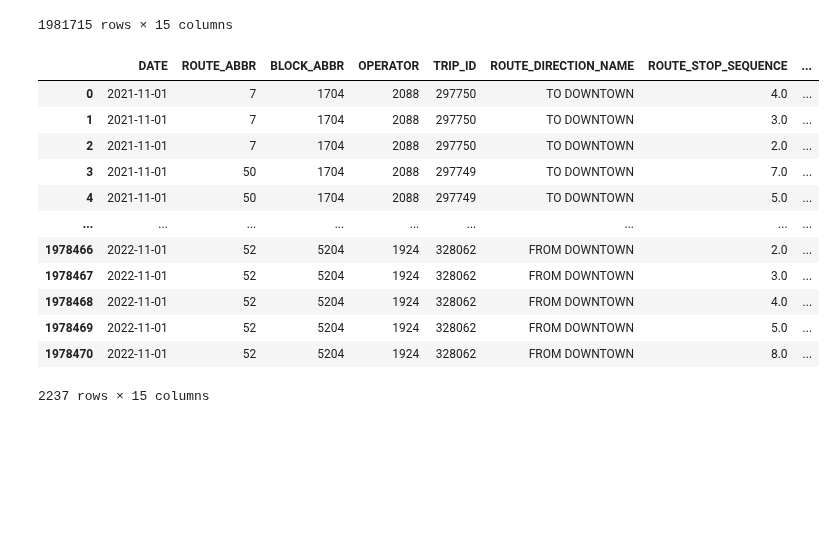
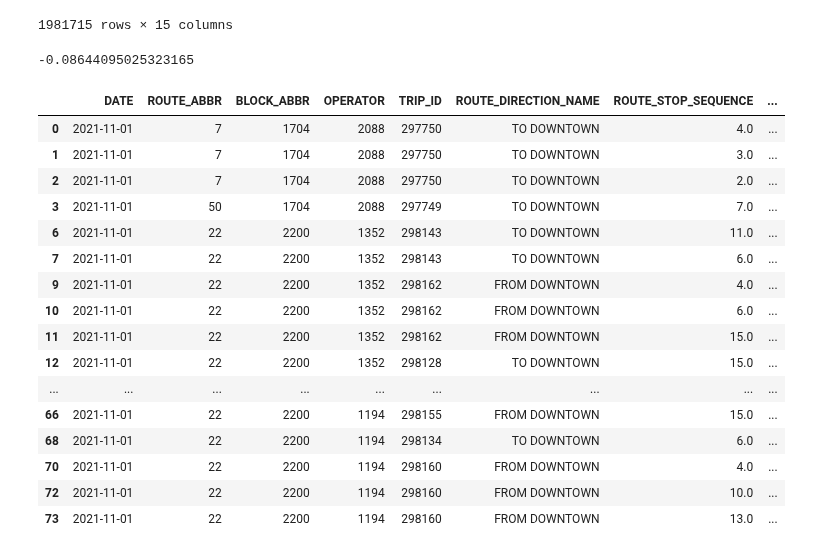
Before and after one commit to NSS-Data-Analytics-Cohort-7/wego-grumpy-concat, a Jupyter notebook: notebook/Grumpy_Concat_WeGo.ipynb, the cells around one changed output. Cells and saved outputs as stored; diff of their text form; code cells hidden in the pictures; blank space fills up the shorter version.

```diff
--- a/notebook/Grumpy_Concat_WeGo.ipynb
+++ b/notebook/Grumpy_Concat_WeGo.ipynb
@@ -114,19 +114,30 @@ headway_narrow
 | 1981714 | 2022-11-01 | 56 | 9975 | 1922 | 330011 | TO DOWNTOWN | 2.0 | ... |
 1981715 rows × 15 columns
 # %%
-headway_operator = headway_narrow.groupby('OPERATOR')
-headway_operator.head()
+# headway_operator = headway_narrow.groupby('OPERATOR')
+# headway_operator.head()
-# %% [output]
-|  | DATE | ROUTE_ABBR | BLOCK_ABBR | OPERATOR | TRIP_ID | ROUTE_DIRECTION_NAME | ROUTE_STOP_SEQUENCE | ... |
-| 0 | 2021-11-01 | 7 | 1704 | 2088 | 297750 | TO DOWNTOWN | 4.0 | ... |
-| 1 | 2021-11-01 | 7 | 1704 | 2088 | 297750 | TO DOWNTOWN | 3.0 | ... |
-| 2 | 2021-11-01 | 7 | 1704 | 2088 | 297750 | TO DOWNTOWN | 2.0 | ... |
-| 3 | 2021-11-01 | 50 | 1704 | 2088 | 297749 | TO DOWNTOWN | 7.0 | ... |
-| 4 | 2021-11-01 | 50 | 1704 | 2088 | 297749 | TO DOWNTOWN | 5.0 | ... |
-| ... | ... | ... | ... | ... | ... | ... | ... | ... |
-| 1978466 | 2022-11-01 | 52 | 5204 | 1924 | 328062 | FROM DOWNTOWN | 2.0 | ... |
-| 1978467 | 2022-11-01 | 52 | 5204 | 1924 | 328062 | FROM DOWNTOWN | 3.0 | ... |
-| 1978468 | 2022-11-01 | 52 | 5204 | 1924 | 328062 | FROM DOWNTOWN | 4.0 | ... |
-| 1978469 | 2022-11-01 | 52 | 5204 | 1924 | 328062 | FROM DOWNTOWN | 5.0 | ... |
-| 1978470 | 2022-11-01 | 52 | 5204 | 1924 | 328062 | FROM DOWNTOWN | 8.0 | ... |
-2237 rows × 15 columns
+# %%
+headway_narrow['ADHERENCE'].corr(headway_narrow['ACTUAL_HDWY'])
+# %% [output]
+-0.08644095025323165
+# %%
+late = headway_narrow[headway_narrow['ADHERENCE']<0]
+late.head(50)
+# %% [output]
+|  | DATE | ROUTE_ABBR | BLOCK_ABBR | OPERATOR | TRIP_ID | ROUTE_DIRECTION_NAME | ROUTE_STOP_SEQUENCE | ... |
+| 0 | 2021-11-01 | 7 | 1704 | 2088 | 297750 | TO DOWNTOWN | 4.0 | ... |
+| 1 | 2021-11-01 | 7 | 1704 | 2088 | 297750 | TO DOWNTOWN | 3.0 | ... |
+| 2 | 2021-11-01 | 7 | 1704 | 2088 | 297750 | TO DOWNTOWN | 2.0 | ... |
+| 3 | 2021-11-01 | 50 | 1704 | 2088 | 297749 | TO DOWNTOWN | 7.0 | ... |
+| 6 | 2021-11-01 | 22 | 2200 | 1352 | 298143 | TO DOWNTOWN | 11.0 | ... |
+| 7 | 2021-11-01 | 22 | 2200 | 1352 | 298143 | TO DOWNTOWN | 6.0 | ... |
+| 9 | 2021-11-01 | 22 | 2200 | 1352 | 298162 | FROM DOWNTOWN | 4.0 | ... |
+| 10 | 2021-11-01 | 22 | 2200 | 1352 | 298162 | FROM DOWNTOWN | 6.0 | ... |
+| 11 | 2021-11-01 | 22 | 2200 | 1352 | 298162 | FROM DOWNTOWN | 15.0 | ... |
+| 12 | 2021-11-01 | 22 | 2200 | 1352 | 298128 | TO DOWNTOWN | 15.0 | ... |
+| ... | ... | ... | ... | ... | ... | ... | ... | ... |
+| 66 | 2021-11-01 | 22 | 2200 | 1194 | 298155 | FROM DOWNTOWN | 15.0 | ... |
+| 68 | 2021-11-01 | 22 | 2200 | 1194 | 298134 | TO DOWNTOWN | 6.0 | ... |
+| 70 | 2021-11-01 | 22 | 2200 | 1194 | 298160 | FROM DOWNTOWN | 4.0 | ... |
+| 72 | 2021-11-01 | 22 | 2200 | 1194 | 298160 | FROM DOWNTOWN | 10.0 | ... |
+| 73 | 2021-11-01 | 22 | 2200 | 1194 | 298160 | FROM DOWNTOWN | 13.0 | ... |
```
Also changed, not shown: parts of 7 cells of this notebook.
